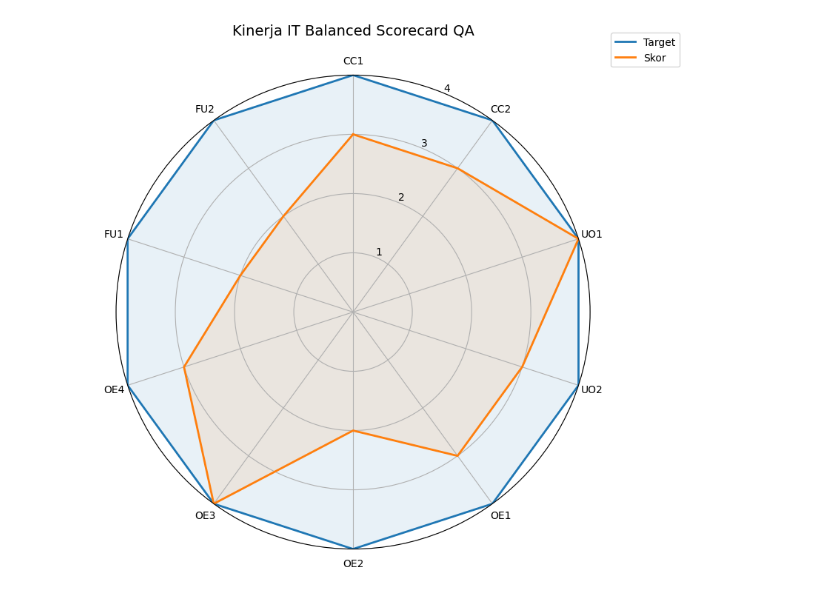
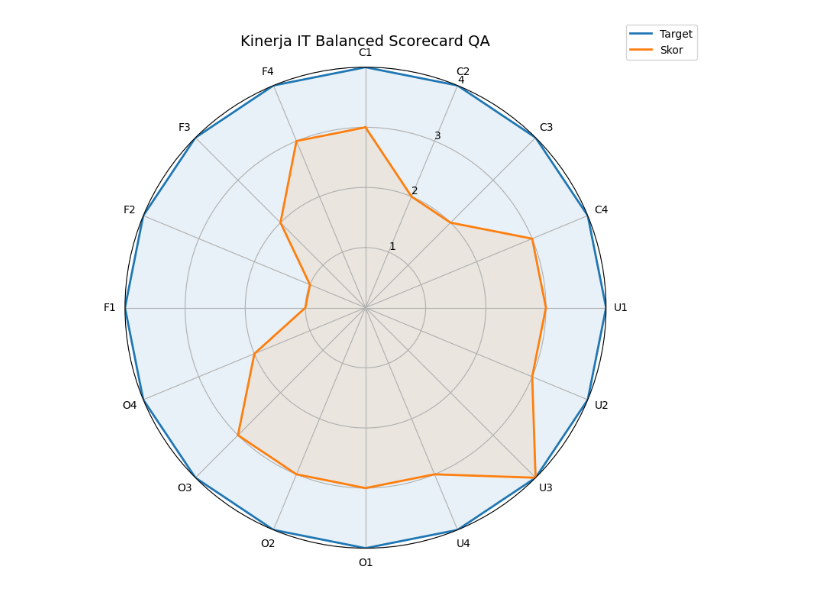
Before and after one commit to kholilakhmad/Tematik-Analysis, a Jupyter notebook: radar-itbsc.ipynb, the cells around one changed output. Cells and saved outputs as stored; diff of their text form; code cells hidden in the pictures.

```diff
--- a/radar-itbsc.ipynb
+++ b/radar-itbsc.ipynb
@@ -5,14 +5,9 @@ import matplotlib.pyplot as plt
 # =========================
 # DATA
 # =========================
-labels = [
-    "CC1", "CC2", "UO1", "UO2",
-    "OE1", "OE2", "OE3", "OE4",
-    "FU1", "FU2"
-]
-
-target = [4, 4, 4, 4, 4, 4, 4, 4, 4, 4]
-skor   = [3, 3, 4, 3, 3, 2, 4, 3, 2, 2]
+labels = ["C1", "C2", "C3", "C4", "U1", "U2", "U3", "U4", "O1", "O2", "O3", "O4", "F1", "F2", "F3", "F4"]
+target = [4, 4, 4, 4, 4, 4, 4, 4, 4, 4, 4, 4, 4, 4, 4, 4]
+skor   = [3, 2, 2, 3, 3, 3, 4, 3, 3, 3, 3, 2, 1, 1, 2, 3]
 
 # =========================
 # PREPARATION
@@ -38,31 +33,31 @@ ax.fill(angles, target, alpha=0.1)
 # Plot Skor
 ax.plot(angles, skor, linewidth=2, label="Skor")
 ax.fill(angles, skor, alpha=0.1)
 
 # =========================
 # AXIS & LABEL SETTING
 # =========================
 ax.set_theta_offset(np.pi / 2)
 ax.set_theta_direction(-1)
 
 ax.set_thetagrids(np.degrees(angles[:-1]), labels)
 
 ax.set_ylim(0, 4)
 ax.set_yticks([1, 2, 3, 4])
 ax.set_yticklabels(["1", "2", "3", "4"])
 
 # =========================
 # TITLE & LEGEND
 # =========================
 ax.set_title(
     "Kinerja IT Balanced Scorecard QA",
     size=14,
     pad=20
 )
 
 ax.legend(loc="upper right", bbox_to_anchor=(1.2, 1.1))
 
 plt.tight_layout()
 plt.show()
 # %% [output]
-[figure, old version]
+[figure, new version]
```
Also changed, not shown: parts of 2 cells of this notebook.
